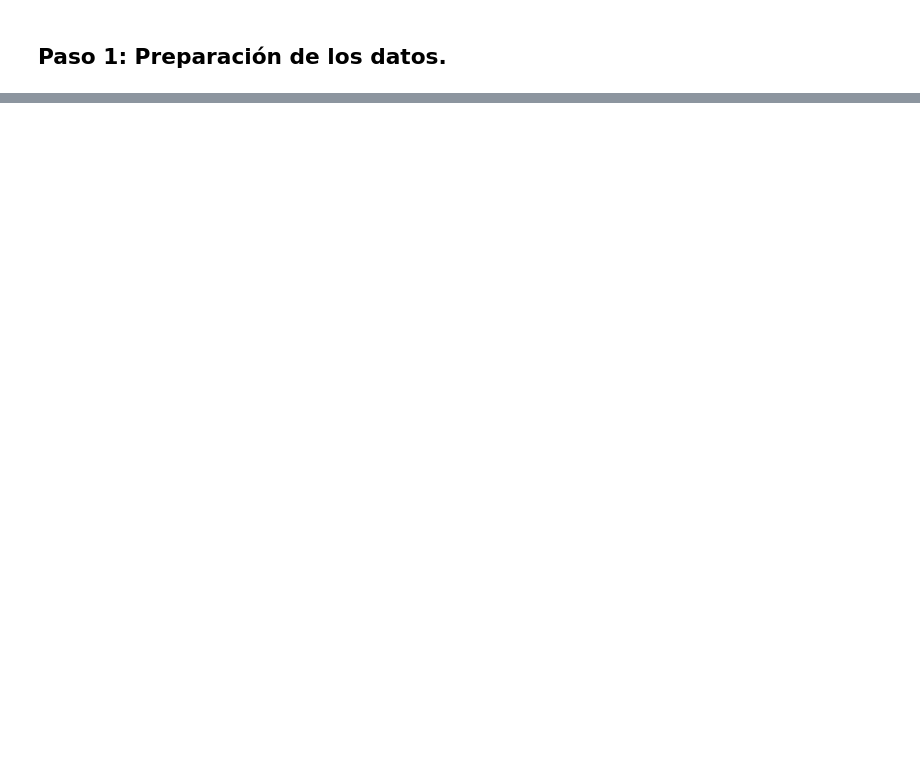
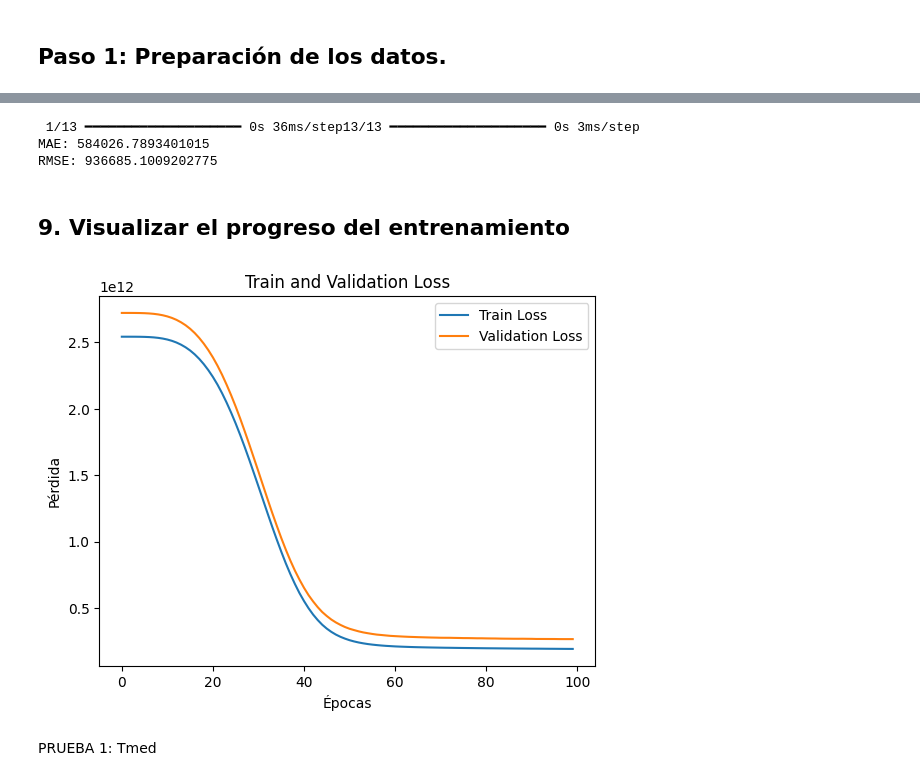
Before and after one commit to 4GeeksAcademy/AMH-proyecto-final, a Jupyter notebook: src/modelo_residencial PRUEBA.ipynb, the cells around one changed output, grey strips where cells are left out. Drawn from its saved outputs; the diff is of its cells as text; code cells hidden in the pictures; blank space fills up the shorter version.

```diff
--- a/src/modelo_residencial PRUEBA.ipynb
+++ b/src/modelo_residencial PRUEBA.ipynb
@@ -260,3 +82,0 @@ Transformación logarítimica de pred y velmedia, porque tienen una alta asimetr
-# %%
-df['prec_log'] = np.log1p(df['prec'])  # log1p es log(1 + x) para evitar problemas con ceros
-df['velmed_log'] = np.log1p(df['prec'])  # log1p es log(1 + x) para evitar problemas con ceros
@@ -476,0 +85,3 @@ Después de aplicar algunas de estas técnicas, vuelve a evaluar el modelo utili
+# %%
+X = df[['tmed', 'pib']]  # Variables independientes (continuas y dummy)
+y = df['consumo']  # Variable dependiente (demanda de electricidad)
@@ -476,0 +106,14 @@ Después de aplicar algunas de estas técnicas, vuelve a evaluar el modelo utili
+# %%
+# Definir el modelo secuencial
+model = Sequential()
+
+# Capa de entrada (input) y capas ocultas
+model.add(Dense(64, activation='relu', input_shape=(X_train_scaled.shape[1],)))
+model.add(Dense(32, activation='relu'))
+model.add(Dense(16, activation='relu'))
+
+# Capa de salida (una neurona para predicción continua)
+model.add(Dense(1))
+
+# Compilar el modelo
+model.compile(optimizer='adam', loss='mean_squared_error')
@@ -476,0 +122,2 @@ Después de aplicar algunas de estas técnicas, vuelve a evaluar el modelo utili
+# %%
+history = model.fit(X_train_scaled, y_train, epochs=100, batch_size=32, validation_split=0.2)
@@ -476,0 +150,30 @@ Después de aplicar algunas de estas técnicas, vuelve a evaluar el modelo utili
+# %%
+from sklearn.metrics import mean_absolute_error, mean_squared_error
+
+y_pred = model.predict(X_test_scaled)
+mae = mean_absolute_error(y_test, y_pred)
+rmse = mean_squared_error(y_test, y_pred, squared=False)
+
+print(f'MAE: {mae}')
+print(f'RMSE: {rmse}')
+# %% [output]
+ 1/13 ━━━━━━━━━━━━━━━━━━━━ 0s 36ms/step13/13 ━━━━━━━━━━━━━━━━━━━━ 0s 3ms/step
+MAE: 584026.7893401015
+RMSE: 936685.1009202775
+# %% [markdown]
+## 9. Visualizar el progreso del entrenamiento
+# %%
+import matplotlib.pyplot as plt
+
+# Graficar el loss durante el entrenamiento
+plt.plot(history.history['loss'], label='Train Loss')
+plt.plot(history.history['val_loss'], label='Validation Loss')
+plt.title('Train and Validation Loss')
+plt.xlabel('Épocas')
+plt.ylabel('Pérdida')
+plt.legend()
+plt.show()
+# %% [output]
+[figure, added]
+# %% [markdown]
+PRUEBA 1: Tmed
```
Also changed, not shown: parts of 77 cells of this notebook, 1 other file.
